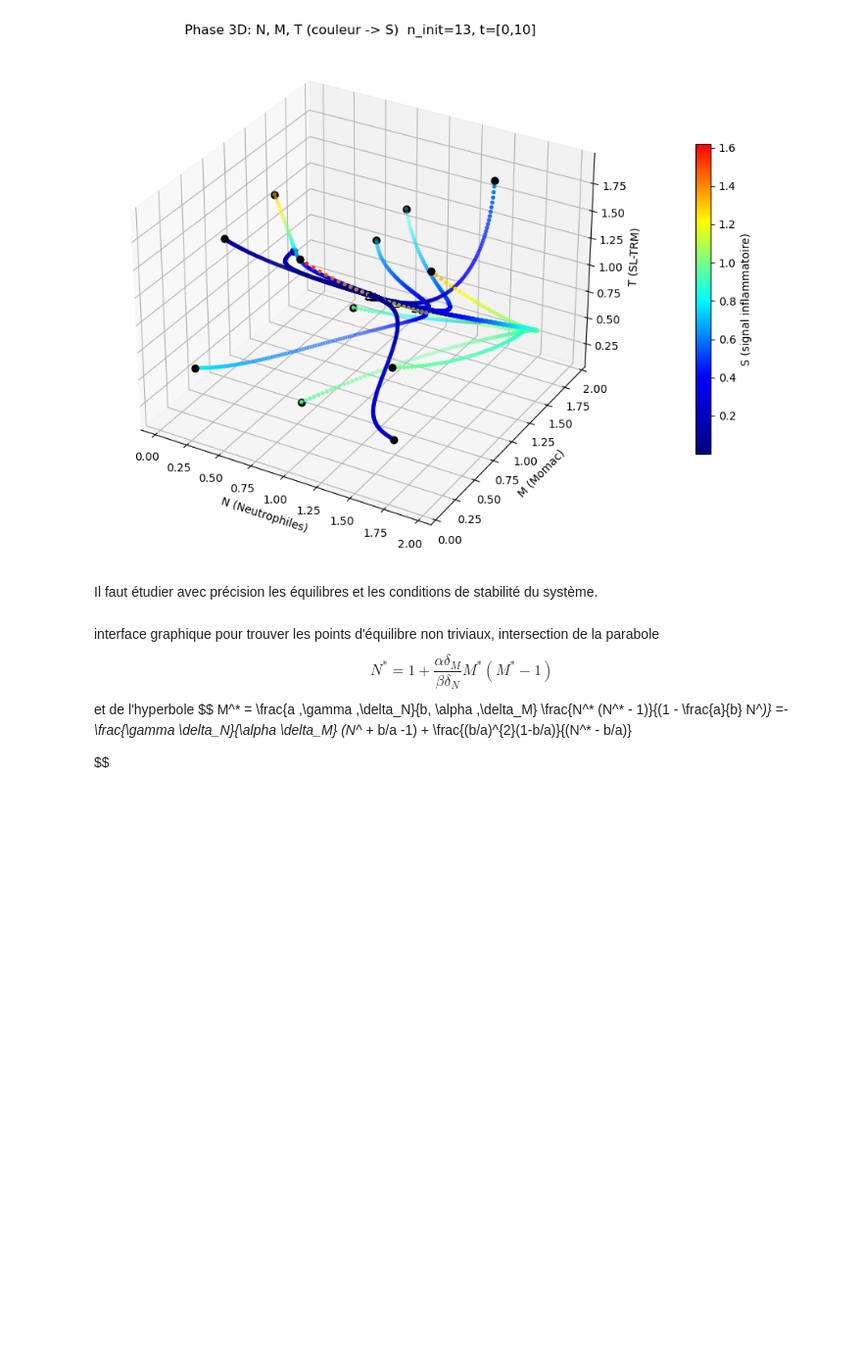
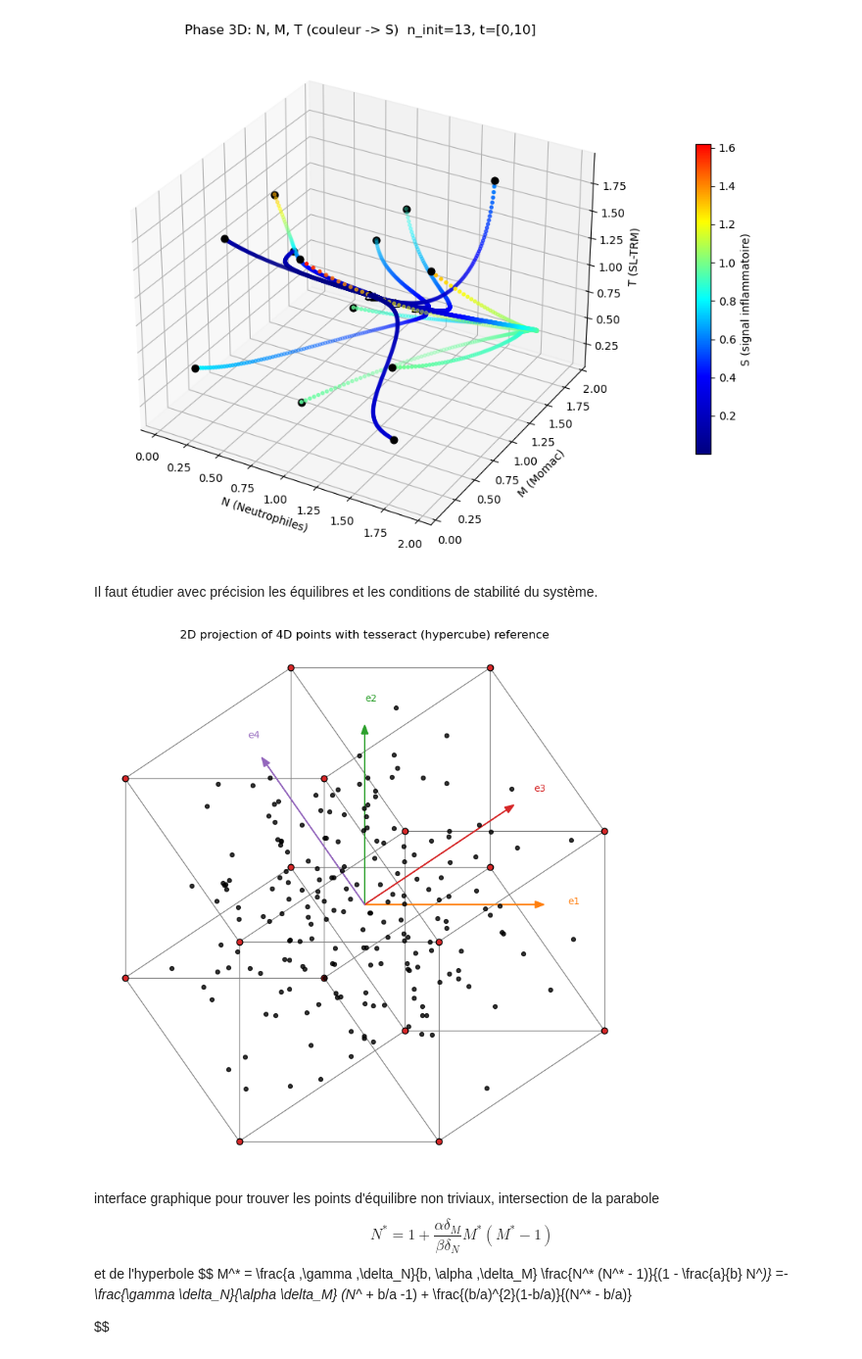
Before and after one commit to azerad/immunomath, a Jupyter notebook: model_arthritis_olivier.ipynb, the cells around one changed output. Shown at 98% size. Saved outputs shown, nothing was run; the diff lists cells and outputs as text; code cells hidden in the pictures; blank space fills up the shorter version.

Commit message:
with tesseract

```diff
--- a/model_arthritis_olivier.ipynb
+++ b/model_arthritis_olivier.ipynb
@@ -498,6 +498,92 @@ plot_NMT_color_S(system_adim_oliv,
 [figure]
 # %% [markdown]
 Il faut étudier avec précision les équilibres et les conditions de stabilité du système.
+# %%
+from itertools import product
+
+# 2D projection of 4D points using a tesseract (4-hypercube) as reference.
+# Uses existing `pts` (Nx4 numpy array) and plotting imports already present in the notebook.
+
+
+def plot_tesseract_2d_projection(points=pts,
+                                 bounds=(0.0, 1.0),
+                                 figsize=(8,8),
+                                 annotate_vertices=False,
+                                 show_axis_arrows=True,
+                                 vertex_color='C3',
+                                 point_color='k',
+                                 point_alpha=0.8,
+                                 point_s=18):
+    """
+    Project a 4D hypercube (tesseract) into 2D and plot:
+    - the projected hypercube edges (reference),
+    - the projected sample points (points, Nx4).
+    The projection is an orthographic linear map from R^4 -> R^2 chosen for a clear tesseract drawing.
+    """
+    low, high = bounds
+    # build 16 vertices of the hypercube [low,high]^4
+    verts4 = np.array(list(product([low, high], repeat=4)))  # shape (16,4)
+    # center at the middle of the hypercube for better visualization
+    center = np.array([(low + high) / 2.0] * 4)
+
+    # choose a 2x4 projection matrix (columns are images of the 4 canonical basis vectors)
+    # Intuition: first two axes map mostly to x/y, last two are tilted so inner/outer square appears.
+    P = np.array([
+        [ 1.0,  0.0,  0.45, -0.35],   # x component
+        [ 0.0,  1.0,  0.30,  0.50],   # y component
+    ])
+    # normalize column contributions a bit for balanced look
+    colnorms = np.linalg.norm(P, axis=0)
+    P = P / colnorms * 0.9
+
+    # project vertices and points (centered first)
+    proj_verts = (verts4 - center) @ P.T   # (16,2)
+    pts_proj = (points - center) @ P.T     # (N,2)
+
+    # draw
+    fig, ax = plt.subplots(figsize=figsize)
+    ax.set_aspect('equal', 'box')
+
+    # draw hypercube edges (connect vertices with Hamming distance 1)
+    for i in range(len(verts4)):
+        for j in range(i+1, len(verts4)):
+            # Hamming distance = number of differing coordinates
+            if np.sum(np.abs(verts4[i] - verts4[j]) > 1e-12) == 1:
+                x = [proj_verts[i,0], proj_verts[j,0]]
+                y = [proj_verts[i,1], proj_verts[j,1]]
+                ax.plot(x, y, color='gray', linewidth=0.9, zorder=1)
+
+    # draw vertices (outer/inner square corners)
+    ax.scatter(proj_verts[:,0], proj_verts[:,1], color=vertex_color, s=40, zorder=3, edgecolor='k')
+
+    if annotate_vertices:
+        for v, coords in zip(verts4, proj_verts):
+            label = ''.join(str(int(x)) for x in v)  # binary label e.g. '0101'
+            ax.text(coords[0], coords[1], label, fontsize=8, ha='center', va='center')
+
+    # optional: show arrows representing the four canonical 4D axes (projected)
+    if show_axis_arrows:
+        origin = np.zeros(2)
+        # projected directions of unit vectors e1..e4
+        e_dirs = P.T  # shape (4,2)
+        for i, d in enumerate(e_dirs):
+            ax.arrow(origin[0], origin[1], d[0]*0.9, d[1]*0.9,
+                     head_width=0.03, head_length=0.04, fc='C{}'.format(i+1),
+                     ec='C{}'.format(i+1), length_includes_head=True, linewidth=1.2, zorder=4)
+            ax.text(d[0]*1.02, d[1]*1.02, f'e{i+1}', color=f'C{i+1}', fontsize=10)
+
+    # plot the projected sample points
+    ax.scatter(pts_proj[:,0], pts_proj[:,1], c=point_color, s=point_s, alpha=point_alpha, zorder=5)
+
+    ax.set_title("2D projection of 4D points with tesseract (hypercube) reference")
+    ax.axis('off')
+    plt.tight_layout()
+    plt.show()
+
+# Example usage with the existing `pts` variable
+plot_tesseract_2d_projection(points=pts, annotate_vertices=False, figsize=(8,8))
+# %% [output]
+[figure, added]
 # %% [markdown]
 interface graphique pour trouver les points d'équilibre non triviaux, intersection de la parabole
 $$
```
Also changed, not shown: 2 other files.
